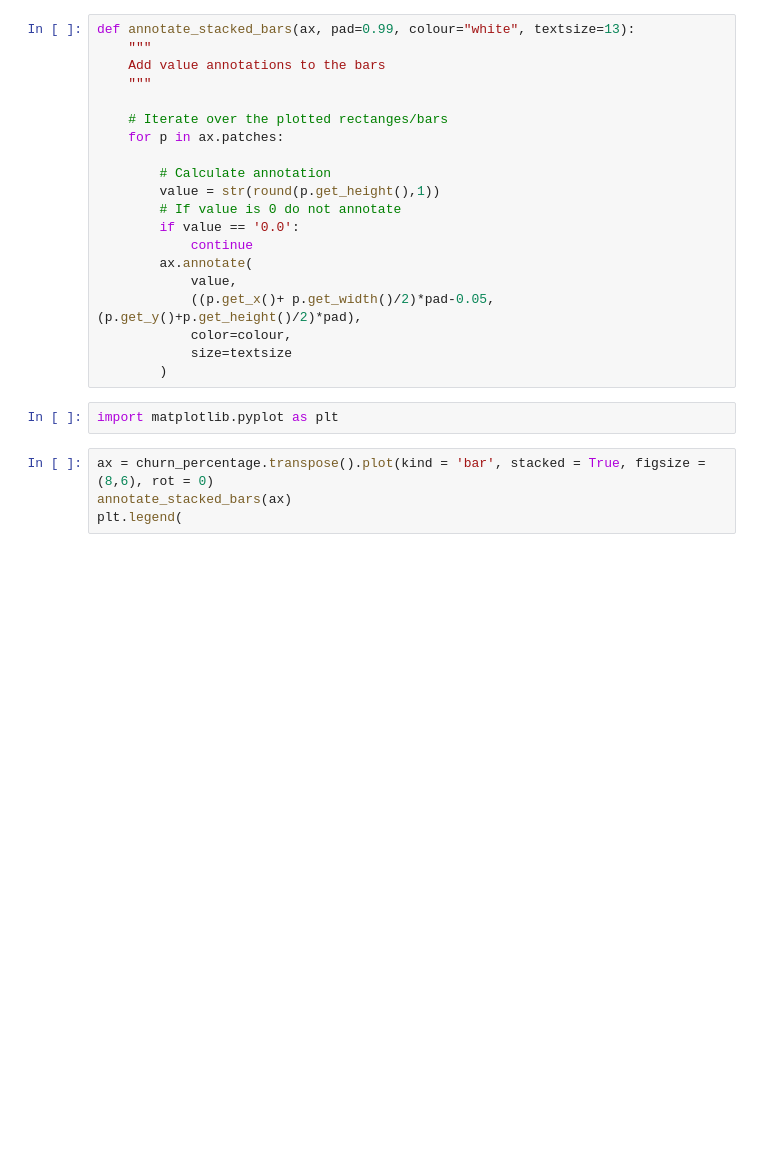
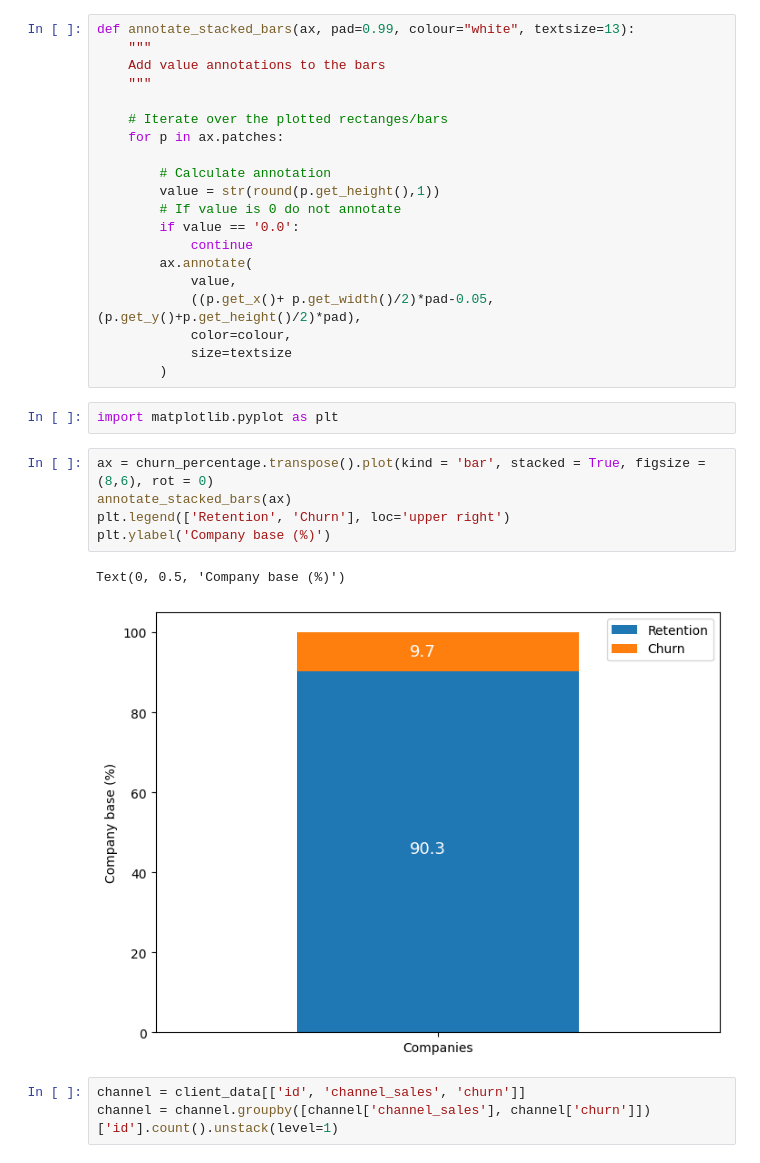
Before and after one commit to konyeinmg/BCG_virtual_intern, a Jupyter notebook: analysis.ipynb, the cells around one changed output. Cells and saved outputs as stored; diff of their text form; blank space fills up the shorter version.

Commit message:
churn and rentention rate based on sale channel

```diff
--- a/analysis.ipynb
+++ b/analysis.ipynb
@@ -211,4 +211,11 @@ import matplotlib.pyplot as plt
 # %%
 ax = churn_percentage.transpose().plot(kind = 'bar', stacked = True, figsize = (8,6), rot = 0)
 annotate_stacked_bars(ax)
-plt.legend(
+plt.legend(['Retention', 'Churn'], loc='upper right')
+plt.ylabel('Company base (%)')
+# %% [output]
+Text(0, 0.5, 'Company base (%)')
+[figure, added]
+# %%
+channel = client_data[['id', 'channel_sales', 'churn']]
+channel = channel.groupby([channel['channel_sales'], channel['churn']])['id'].count().unstack(level=1)
```
Also changed, not shown: parts of 3 cells of this notebook.
